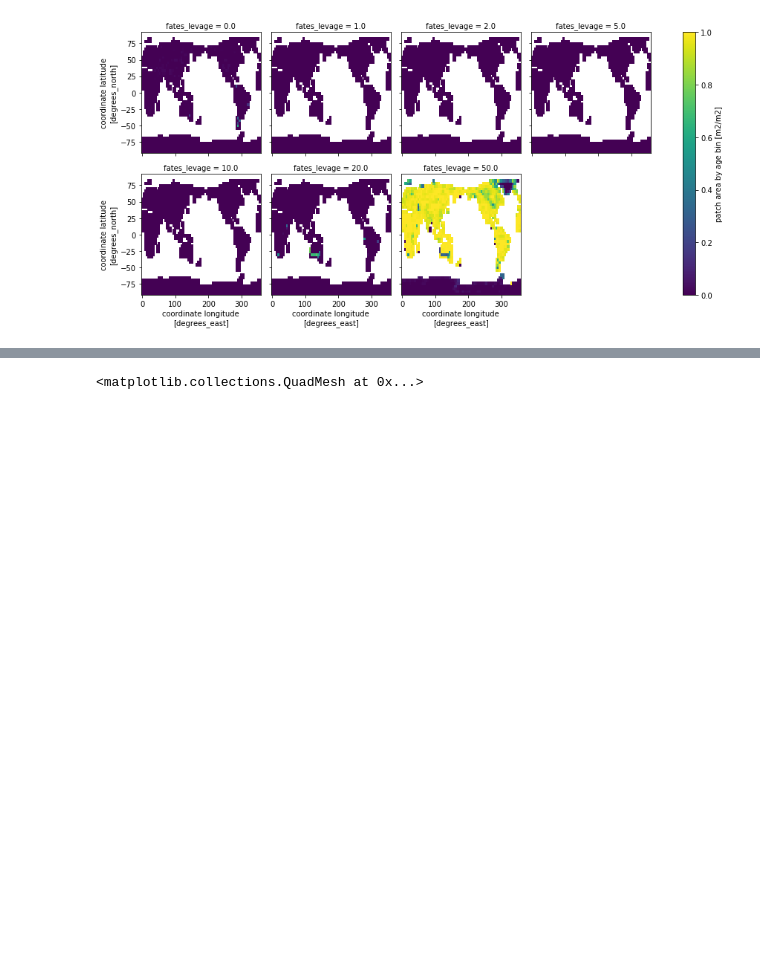
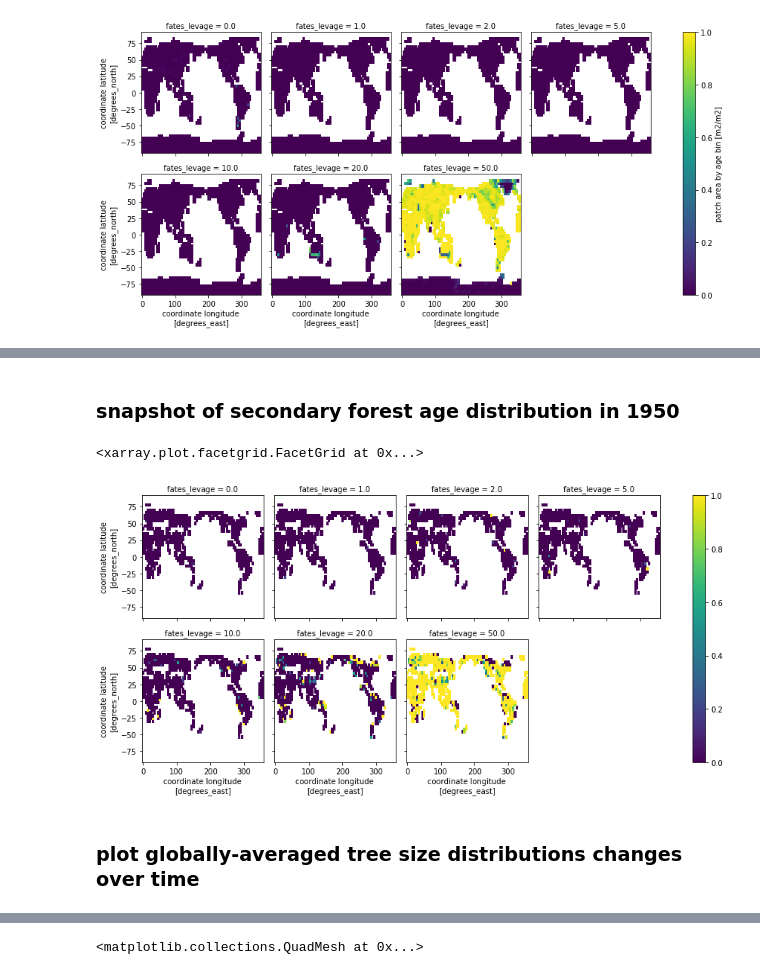
Before and after one commit to ckoven/landuse_runscripts, a Jupyter notebook: landuse_global_analysis.ipynb, the cells around one changed output, grey strips where cells are left out. Saved outputs shown, nothing was run; the diff lists cells and outputs as text; code cells hidden in the pictures; blank space fills up the shorter version.

```diff
--- a/landuse_global_analysis.ipynb
+++ b/landuse_global_analysis.ipynb
@@ -118,3 +143,12 @@ data_in.SECONDARY_AREA_AGE_ANTHRO_DIST.isel(time=ntim-1).plot(x='lon',y='lat',co
+# %% [markdown]
+### snapshot of secondary forest age distribution in 1950
+# %%
+(data_in.SECONDARY_AREA_AGE_ANTHRO_DIST.sel(time="1950-01-01")/data_in.SECONDARY_FOREST_FRACTION.sel(time="1950-01-01")).plot(x='lon',y='lat',col='fates_levage', col_wrap=4)
+# %% [output]
+<xarray.plot.facetgrid.FacetGrid at 0x...>
+[figure, added]
+# %% [markdown]
+### plot globally-averaged tree size distributions changes over time
 # %%
 np.log(data_in.NPLANT_SCLS.mean(dim='lon').mean(dim='lat')).plot(x='time', y='fates_levscls')
 # %% [output]
```
Also changed, not shown: parts of 41 cells of this notebook.
